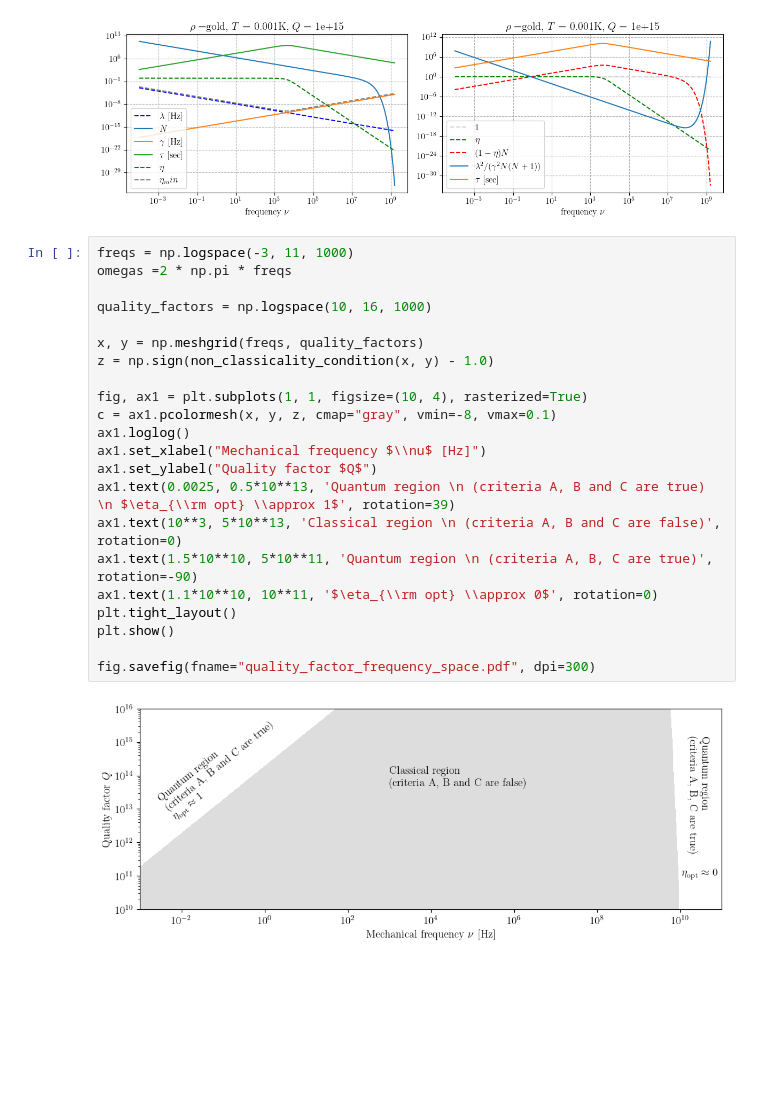
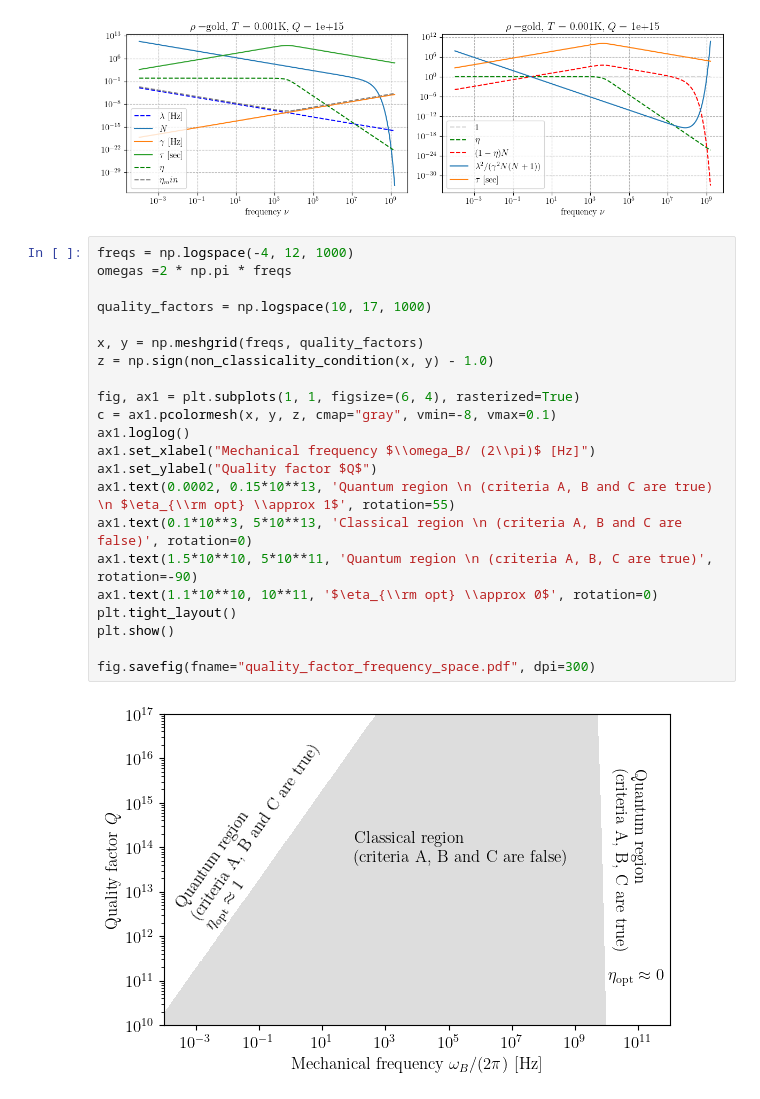
Before and after one commit to andreamari/optomechanics, a Jupyter notebook: gravitational_channel/analysis_of_experimental_requirements.ipynb, the cells around one changed output. Drawn from its saved outputs; the diff is of its cells as text; blank space fills up the shorter version.

Commit message:
new version of region plot

```diff
--- a/gravitational_channel/analysis_of_experimental_requirements.ipynb
+++ b/gravitational_channel/analysis_of_experimental_requirements.ipynb
@@ -96,26 +96,26 @@ for quality_factor in (1E13, 1E14, 1E15):
 [figure]
 [figure]
 # %%
-freqs = np.logspace(-3, 11, 1000)
+freqs = np.logspace(-4, 12, 1000)
 omegas =2 * np.pi * freqs
 
-quality_factors = np.logspace(10, 16, 1000)
+quality_factors = np.logspace(10, 17, 1000)
 
 x, y = np.meshgrid(freqs, quality_factors)
 z = np.sign(non_classicality_condition(x, y) - 1.0)
 
-fig, ax1 = plt.subplots(1, 1, figsize=(10, 4), rasterized=True)
+fig, ax1 = plt.subplots(1, 1, figsize=(6, 4), rasterized=True)
 c = ax1.pcolormesh(x, y, z, cmap="gray", vmin=-8, vmax=0.1)
 ax1.loglog()
-ax1.set_xlabel("Mechanical frequency $\\nu$ [Hz]")
+ax1.set_xlabel("Mechanical frequency $\\omega_B/ (2\\pi)$ [Hz]")
 ax1.set_ylabel("Quality factor $Q$")
-ax1.text(0.0025, 0.5*10**13, 'Quantum region \n (criteria A, B and C are true) \n $\eta_{\\rm opt} \\approx 1$', rotation=39)
-ax1.text(10**3, 5*10**13, 'Classical region \n (criteria A, B and C are false)', rotation=0)
+ax1.text(0.0002, 0.15*10**13, 'Quantum region \n (criteria A, B and C are true) \n $\eta_{\\rm opt} \\approx 1$', rotation=55)
+ax1.text(0.1*10**3, 5*10**13, 'Classical region \n (criteria A, B and C are false)', rotation=0)
 ax1.text(1.5*10**10, 5*10**11, 'Quantum region \n (criteria A, B, C are true)', rotation=-90)
 ax1.text(1.1*10**10, 10**11, '$\eta_{\\rm opt} \\approx 0$', rotation=0)
 plt.tight_layout()
 plt.show()
 
 fig.savefig(fname="quality_factor_frequency_space.pdf", dpi=300)
 # %% [output]
-[figure, old version]
+[figure, new version]
```
Also changed, not shown: parts of 3 cells of this notebook.
